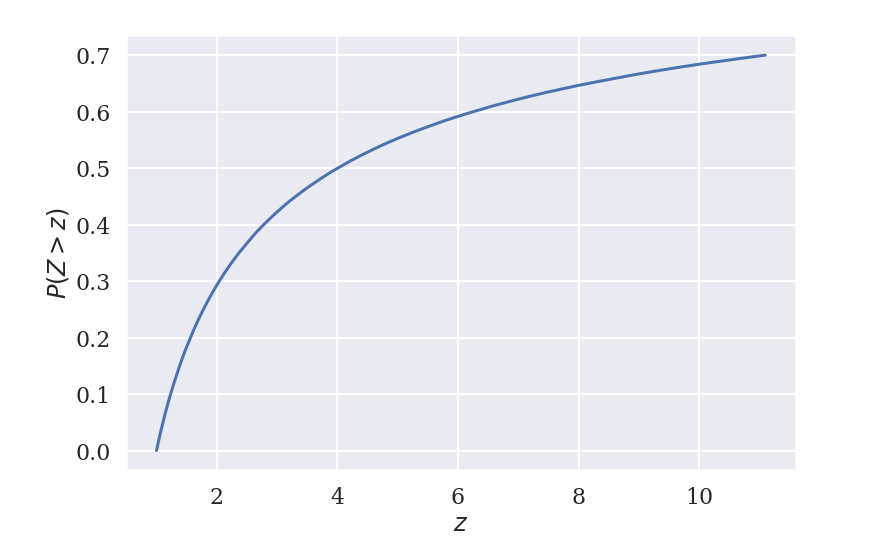
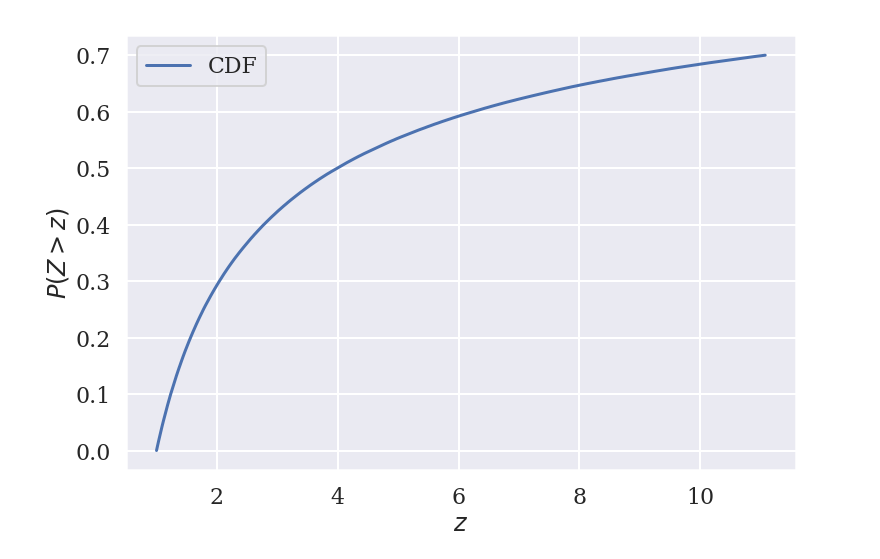
Before and after one commit to auduntre/FYS4460, a Jupyter notebook: Project3/task_d_e/task_d_e.ipynb, the cells around one changed output. Drawn from its saved outputs; the diff is of its cells as text; code cells hidden in the pictures.

Commit message:
new plots

```diff
--- a/Project3/task_d_e/task_d_e.ipynb
+++ b/Project3/task_d_e/task_d_e.ipynb
@@ -17,11 +17,13 @@ z = sort(z)
 cdf = arange(1, N+1) / float(N)
 # %%
 cutoff = int(7e5)
-plot(z[:cutoff], cdf[:cutoff])
+plot(z[:cutoff], cdf[:cutoff], label="CDF")
+
+legend()
 xlabel(r"$z$")
 ylabel(r"$P(Z > z)$")
 
 show()
 # %% [output]
-[figure, old version]
+[figure, new version]
 # %%
```
Also changed, not shown: parts of 7 cells of this notebook.
